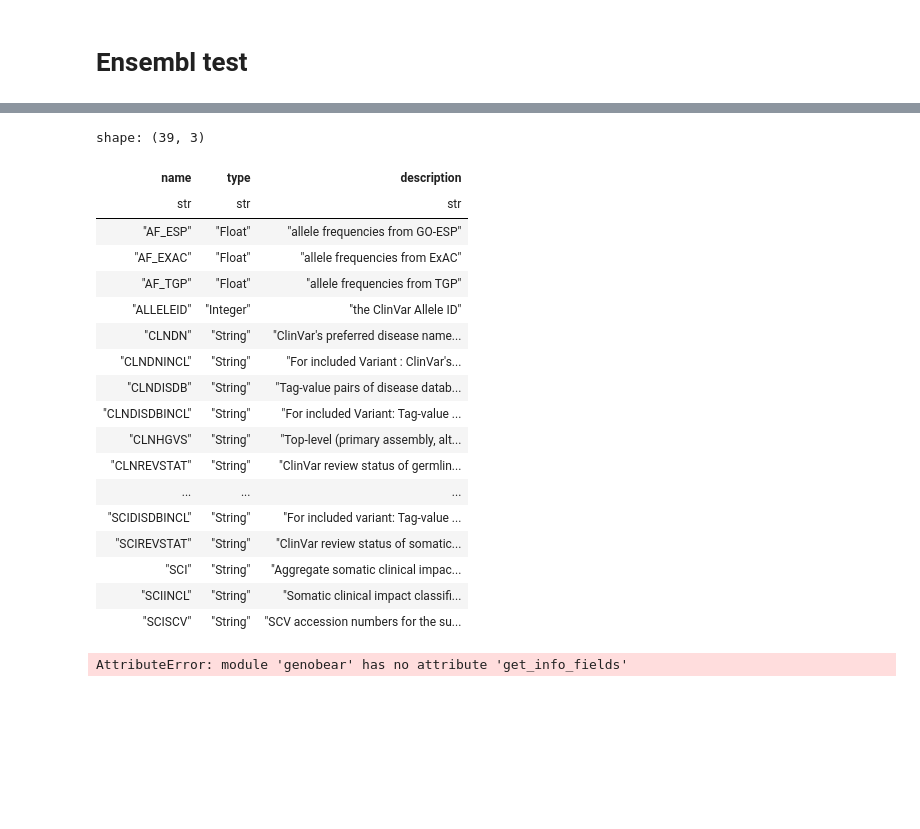
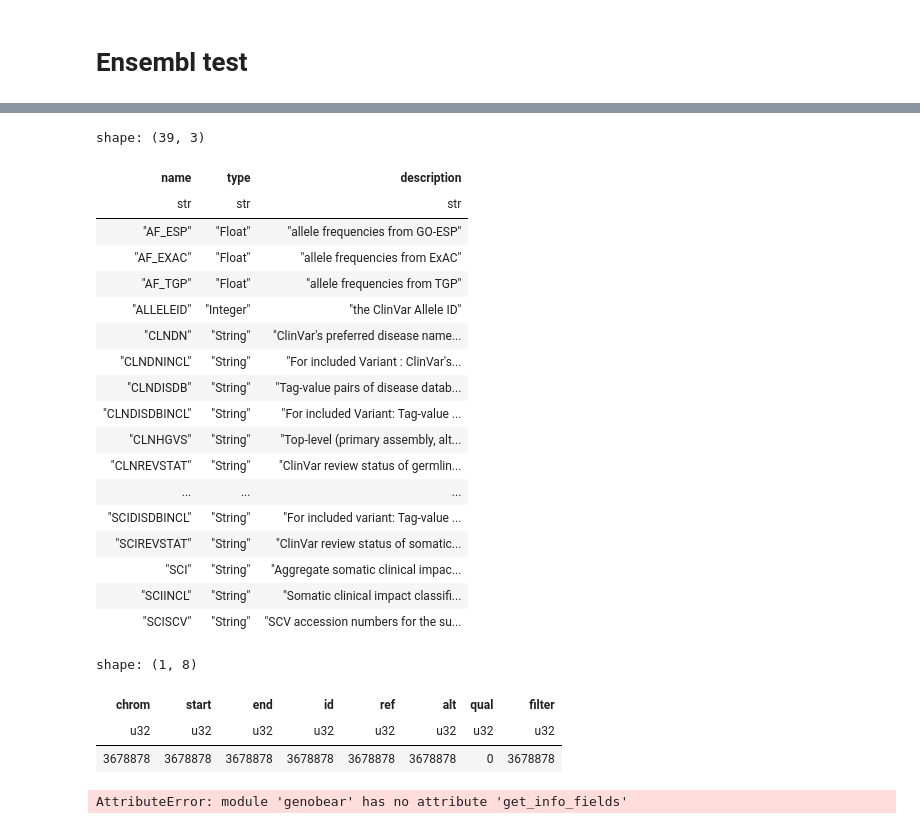
Before and after one commit to dna-seq/genobear, a Jupyter notebook: notebooks/clinvar_notebook.ipynb, the cells around one changed output, grey strips where cells are left out. Saved outputs shown, nothing was run; the diff lists cells and outputs as text; code cells hidden in the pictures; blank space fills up the shorter version.

Commit message:
starting to move to pipelines

```diff
--- a/notebooks/clinvar_notebook.ipynb
+++ b/notebooks/clinvar_notebook.ipynb
@@ -100,8 +148,23 @@ Clinvar descriptions
 # %%
-clinvar_folder= genobear_folder / "databases" / "clinvar"
-clinvar_vcf_gz = clinvar_folder / "hg38" / "clinvar.vcf.gz"
-clinvar_vcf = clinvar_folder / "hg38" / "clinvar.vcf"
+from genobear.downloaders.clinvar_downloader import ClinVarDownloader
+from genobear.downloaders.multi_vcf_downloader import DownloadResult
 
-assert clinvar_vcf.exists(), f"Clinvar VCF file {clinvar_vcf} does not exist"
+# Initialize ClinVar downloader for GRCh38 assembly
+clinvar_downloader = ClinVarDownloader(assembly='GRCh38')
 
-clinvar_parquet = clinvar_folder / "clinvar_hg38.parquet"
+# Download and convert ClinVar VCF data to parquet
+download_results = clinvar_downloader.download_all()
+
+# Get the download result for ClinVar
+clinvar_result: DownloadResult = download_results['clinvar']
+
+print(f"ClinVar VCF downloaded to: {clinvar_result.vcf}")
+print(f"ClinVar index downloaded to: {clinvar_result.index}")
+print(f"ClinVar parquet converted to: {clinvar_result.parquet}")
+
+# Access the lazy frame for efficient processing
+clinvar_lazy = clinvar_result.get_lazy_frame()
+
+# Show basic info about the ClinVar dataset
+print(f"ClinVar data shape: {clinvar_lazy.collect().shape}")
+clinvar_lazy.head().collect()
@@ -108,23 +257,30 @@ clinvar_parquet = clinvar_folder / "clinvar_hg38.parquet"
+# %%
+pb.describe_vcf(str(clinvar_result.vcf))
+# %% [output]
+shape: (39, 3)
+| name | type | description |
+| str | str | str |
+| "AF_ESP" | "Float" | "allele frequencies from GO-ESP" |
+| "AF_EXAC" | "Float" | "allele frequencies from ExAC" |
+| "AF_TGP" | "Float" | "allele frequencies from TGP" |
+| "ALLELEID" | "Integer" | "the ClinVar Allele ID" |
+| "CLNDN" | "String" | "ClinVar's preferred disease name... |
+| "CLNDNINCL" | "String" | "For included Variant : ClinVar's... |
+| "CLNDISDB" | "String" | "Tag-value pairs of disease datab... |
+| "CLNDISDBINCL" | "String" | "For included Variant: Tag-value ... |
+| "CLNHGVS" | "String" | "Top-level (primary assembly, alt... |
+| "CLNREVSTAT" | "String" | "ClinVar review status of germlin... |
+| ... | ... | ... |
+| "SCIDISDBINCL" | "String" | "For included variant: Tag-value ... |
+| "SCIREVSTAT" | "String" | "ClinVar review status of somatic... |
+| "SCI" | "String" | "Aggregate somatic clinical impac... |
+| "SCIINCL" | "String" | "Somatic clinical impact classifi... |
+| "SCISCV" | "String" | "SCV accession numbers for the su... |
 # %%
-pb.describe_vcf(str(clinvar_vcf))
+clinvar_lazy.count().collect()
 # %% [output]
-shape: (39, 3)
+shape: (1, 8)
-| name | type | description |
-| str | str | str |
-| "AF_ESP" | "Float" | "allele frequencies from GO-ESP" |
-| "AF_EXAC" | "Float" | "allele frequencies from ExAC" |
-| "AF_TGP" | "Float" | "allele frequencies from TGP" |
-| "ALLELEID" | "Integer" | "the ClinVar Allele ID" |
-| "CLNDN" | "String" | "ClinVar's preferred disease name... |
-| "CLNDNINCL" | "String" | "For included Variant : ClinVar's... |
-| "CLNDISDB" | "String" | "Tag-value pairs of disease datab... |
-| "CLNDISDBINCL" | "String" | "For included Variant: Tag-value ... |
-| "CLNHGVS" | "String" | "Top-level (primary assembly, alt... |
-| "CLNREVSTAT" | "String" | "ClinVar review status of germlin... |
-| ... | ... | ... |
-| "SCIDISDBINCL" | "String" | "For included variant: Tag-value ... |
-| "SCIREVSTAT" | "String" | "ClinVar review status of somatic... |
-| "SCI" | "String" | "Aggregate somatic clinical impac... |
-| "SCIINCL" | "String" | "Somatic clinical impact classifi... |
-| "SCISCV" | "String" | "SCV accession numbers for the su... |
+| chrom | start | end | id | ref | alt | qual | filter |
+| u32 | u32 | u32 | u32 | u32 | u32 | u32 | u32 |
+| 3678878 | 3678878 | 3678878 | 3678878 | 3678878 | 3678878 | 0 | 3678878 |
 # %%
```
Also changed, not shown: parts of 18 cells of this notebook, 24 other files.
